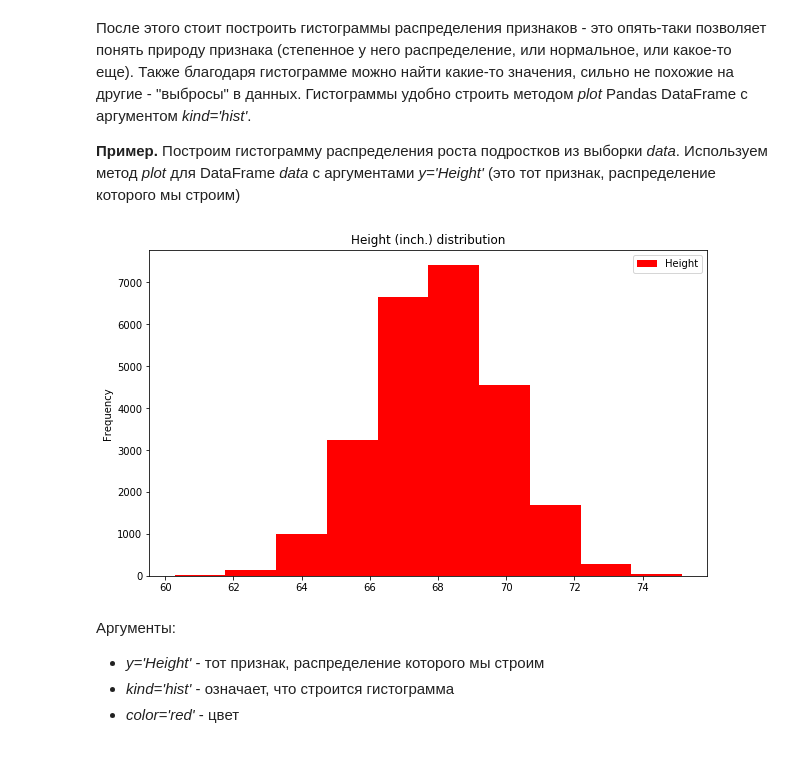
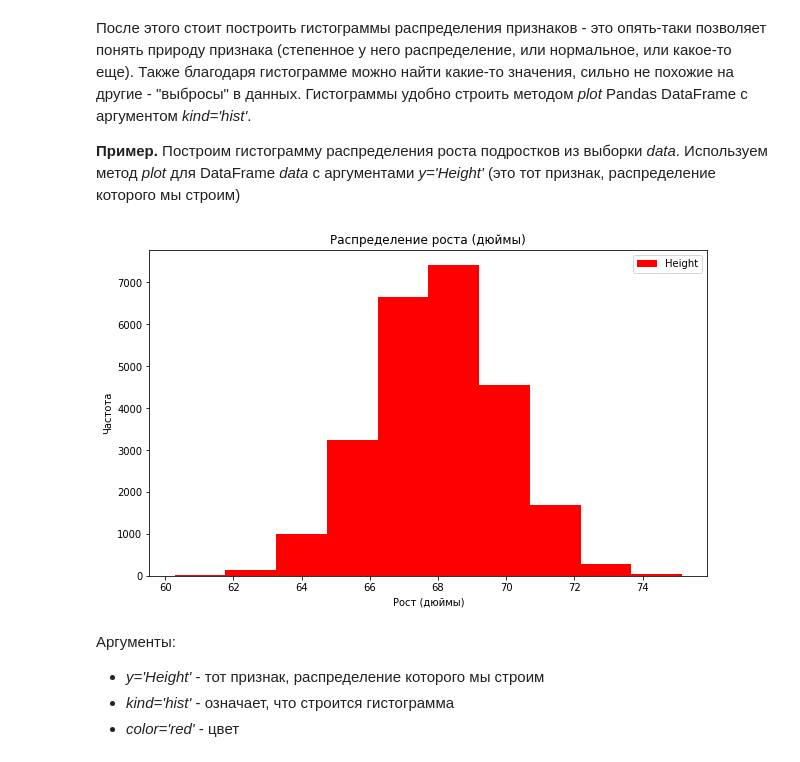
Before and after one commit to SBelousov1985/Machine-learning, a Jupyter notebook: 2. Линейная регрессия/peer_review_linreg_height_weight.ipynb, the cells around one changed output. Drawn from its saved outputs; the diff is of its cells as text; code cells hidden in the pictures.

```diff
--- a/2. Линейная регрессия/peer_review_linreg_height_weight.ipynb
+++ b/2. Линейная регрессия/peer_review_linreg_height_weight.ipynb
@@ -42,10 +42,12 @@ data = pd.read_csv('weights_heights.csv', index_col='Index')
 
 **Пример.** Построим гистограмму распределения роста подростков из выборки *data*. Используем метод *plot* для DataFrame *data* c аргументами *y='Height'* (это тот признак, распределение которого мы строим)
 # %%
-data.plot(y='Height', kind='hist', color='red',  title='Height (inch.) distribution', figsize=(10, 6))
+ax = data.plot(y='Height', kind='hist', color='red',  title='Распределение роста (дюймы)', figsize=(10, 6))
+ax.set_xlabel('Рост (дюймы)')
+ax.set_ylabel('Частота')
 plt.show()
 # %% [output]
-[figure, old version]
+[figure, new version]
 # %% [markdown]
 Аргументы:
 
```
Also changed, not shown: parts of 14 cells of this notebook.
